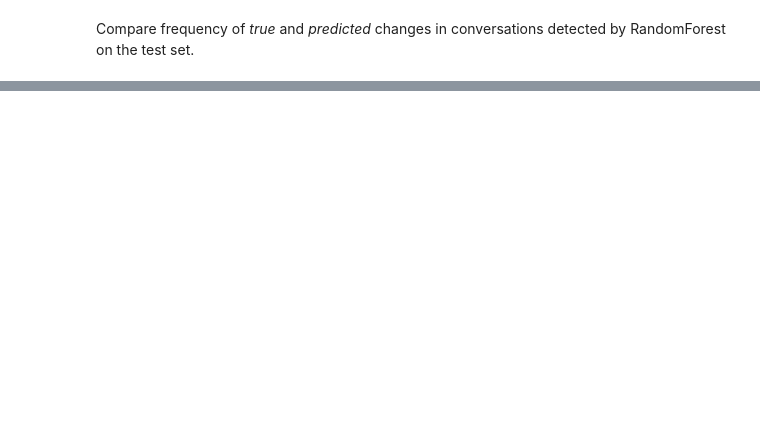
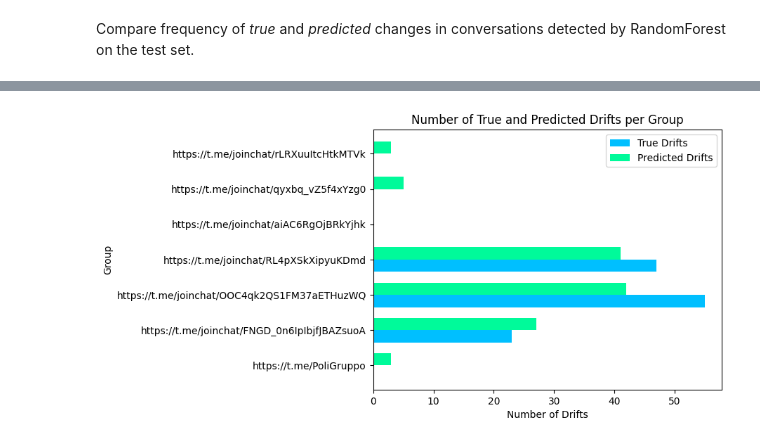
Before and after one commit to amirmosio/telegram-event-detection, a Jupyter notebook: data_analysis/result_analysis.ipynb, the cells around one changed output, grey strips where cells are left out. Cells and saved outputs as stored; diff of their text form; code cells hidden in the pictures; blank space fills up the shorter version.

```diff
--- a/data_analysis/result_analysis.ipynb
+++ b/data_analysis/result_analysis.ipynb
@@ -181,2 +123,17 @@ plt.show()
 # %% [markdown]
 Compare frequency of *true* and *predicted* changes in conversations detected by RandomForest on the test set.
+# %%
+X_test = pd.read_csv('X_test_w_groups.csv')
+test = pd.merge(X_test, y_test, on = 'Unnamed: 0', how = 'inner')
+test['y_pred'] = y_pred
+df = test.rename(columns = {'label': 'y_test'})
+# %%
+grouped = df.groupby('group')
+true_drifts, predicted_drifts, diff = [], [], []
+for name, group in grouped:
+  true = (group['y_test'] == 1).sum()
+  pred = (group['y_pred'] == 1).sum()
+  d = true - pred
+  true_drifts.append((name, true))
+  predicted_drifts.append((name, pred))
+  diff.append((name, d))
@@ -183,15 +148,18 @@ Compare frequency of *true* and *predicted* changes in conversations detected by
 # %%
+true_counts = [count for _, count in true_drifts]
+predicted_counts = [count for _, count in predicted_drifts]
+group_names = [group_name for group_name, _ in true_drifts]
+
 bar_width = 0.35
-
-index = np.arange(len(grouped))
-
-plt.barh(index, true_drifts, bar_width, label='True Drifts', color='lightblue')
-plt.barh(index + bar_width, predicted_drifts, bar_width, label='Predicted Drifts', color='lightgreen')
+index = np.arange(len(group_names))
+plt.barh(index, true_counts, bar_width, label='True Drifts', color='#00BFFF')
+plt.barh(index + bar_width, predicted_counts, bar_width, label='Predicted Drifts', color='#00FA9A')
 
 plt.xlabel('Number of Drifts')
 plt.ylabel('Group')
 plt.title('Number of True and Predicted Drifts per Group')
-plt.yticks(index + bar_width / 2, grouped)
-
+plt.yticks(index + bar_width / 2, group_names)
 plt.legend()
 plt.show()
+# %% [output]
+[figure, added]
```
Also changed, not shown: parts of 9 cells of this notebook.
